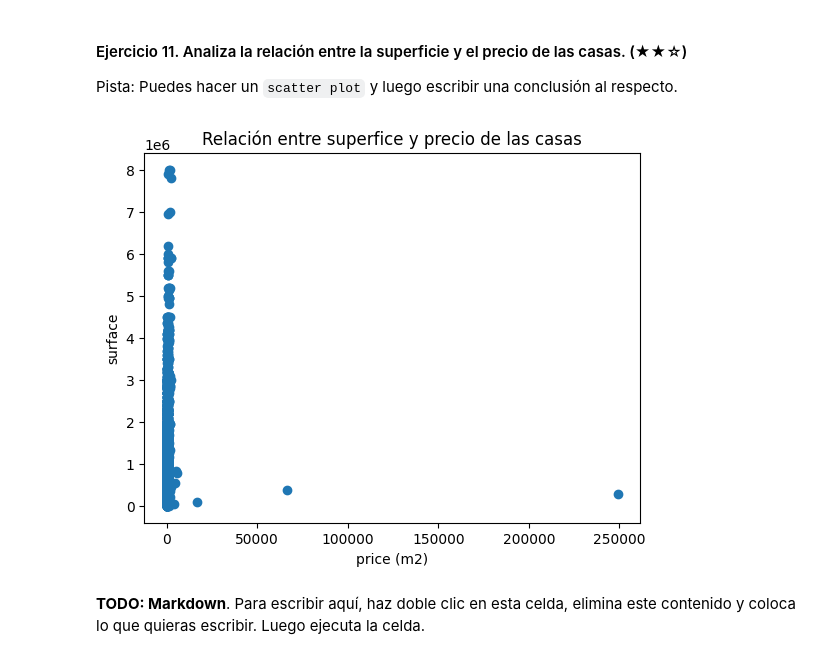
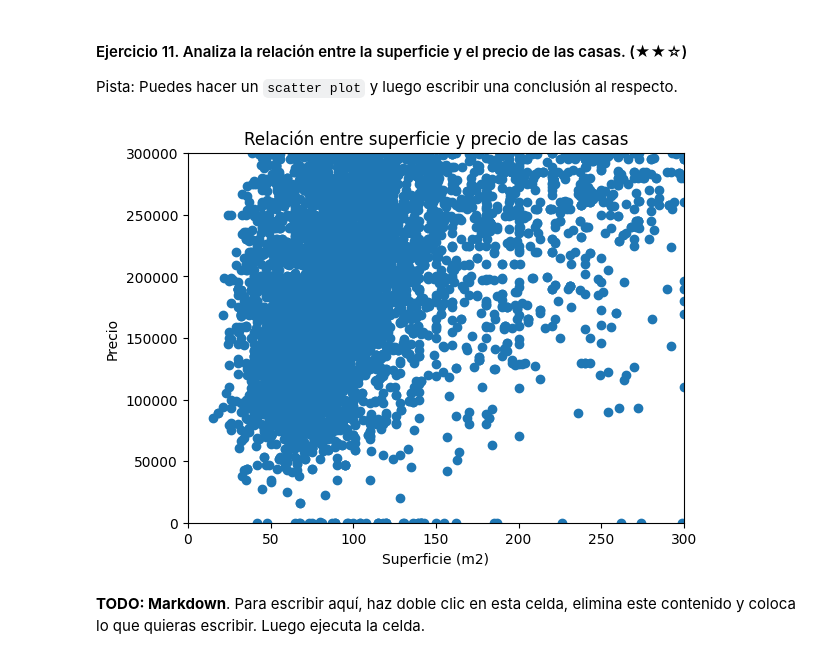
Before and after one commit to 4GeeksAcademy/realestate-datacleanup-exercise, a Jupyter notebook: project.es.ipynb, the cells around one changed output. Saved outputs shown, nothing was run; the diff lists cells and outputs as text; code cells hidden in the pictures.

```diff
--- a/project.es.ipynb
+++ b/project.es.ipynb
@@ -334,22 +353,26 @@ Name: pps, Length: 15335, dtype: float64
 
 Pista: Puedes hacer un `scatter plot` y luego escribir una conclusión al respecto.
 # %%
-# TODO: Código
+# TODO:
 
+import pandas as pd
 import matplotlib.pyplot as plt
+ds = pd.read_csv('assets/real_estate.csv', sep=';')
 
 # Crear el scatter plot
-plt.scatter (ds["surface"],ds["price"])
+plt.scatter(ds["surface"], ds["price"])
+# Etiquetas y título
 
-# Etiquetas y título
-plt.xlabel('price (m2)')
-plt.ylabel('surface')
-plt.title ('Relación entre superfice y precio de las casas')
-
+plt.xlabel('Superficie (m2)')
+plt.ylabel('Precio')
+plt.title('Relación entre superficie y precio de las casas')
+plt.xlim(0,300)
+plt.ylim(0,300000)
 # Mostrar el gráfico
 plt.show()
+#disminuir el rango
 # %% [output]
-[figure, old version]
+[figure, new version]
 # %% [markdown]
 **TODO: Markdown**. Para escribir aquí, haz doble clic en esta celda, elimina este contenido y coloca lo que quieras escribir. Luego ejecuta la celda.
 # %% [markdown]
```
Also changed, not shown: parts of 27 cells of this notebook.
